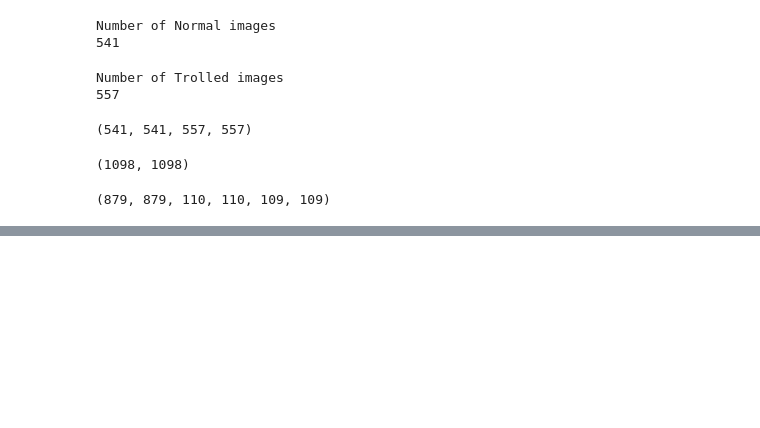
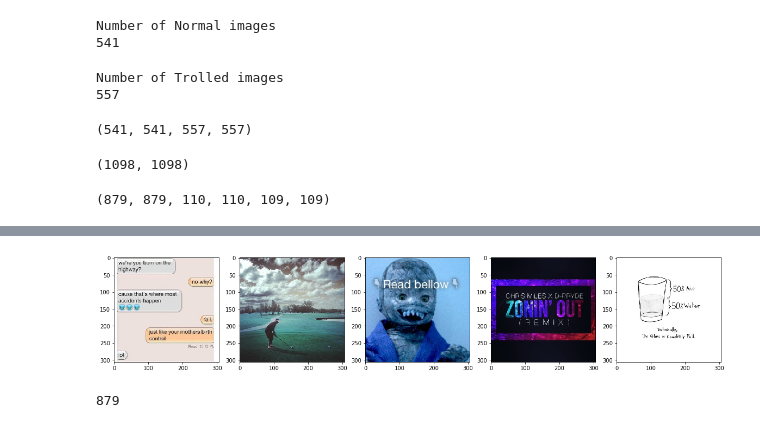
Before and after one commit to Hitkul/Analysis-of-Trolling-prone-images, a Jupyter notebook: InceptionResNetV2.ipynb, the cells around one changed output, grey strips where cells are left out. Saved outputs shown, nothing was run; the diff lists cells and outputs as text; code cells hidden in the pictures; blank space fills up the shorter version.

```diff
--- a/InceptionResNetV2.ipynb
+++ b/InceptionResNetV2.ipynb
@@ -82,0 +86,8 @@ TypeError: bad argument type for built-in operation
+# %%
+plt.figure(figsize=(20,10))
+columns = 5
+for i in range(columns):
+    plt.subplot(5 / columns + 1, columns, i + 1)
+    plt.imshow(trainX[i])
+# %% [output]
+[figure, added]
@@ -82,0 +105,4 @@ TypeError: bad argument type for built-in operation
+# %%
+len(trainX)
+# %% [output]
+879
```
Also changed, not shown: parts of 3 cells of this notebook.
